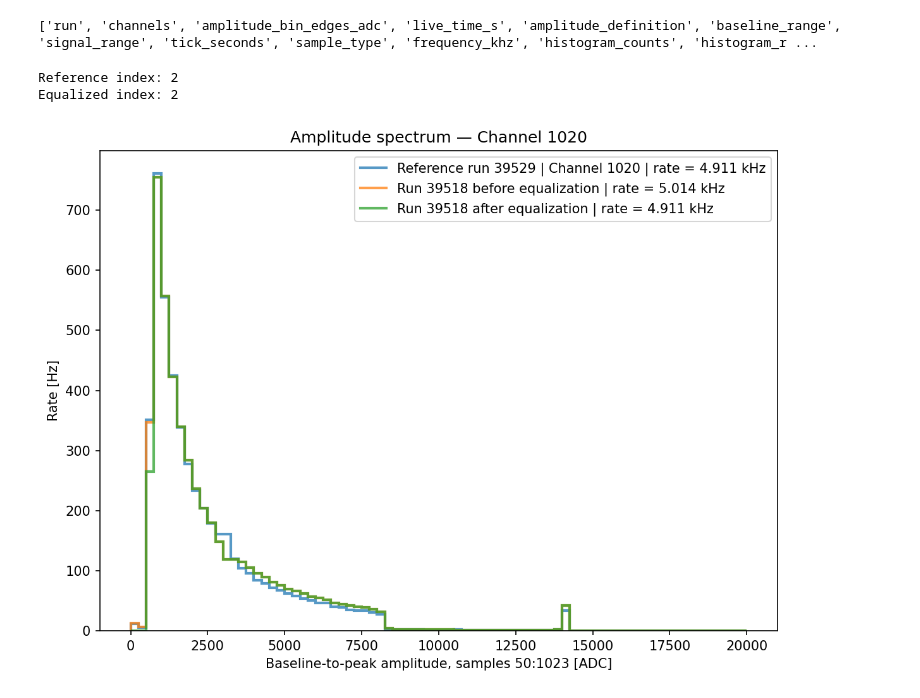
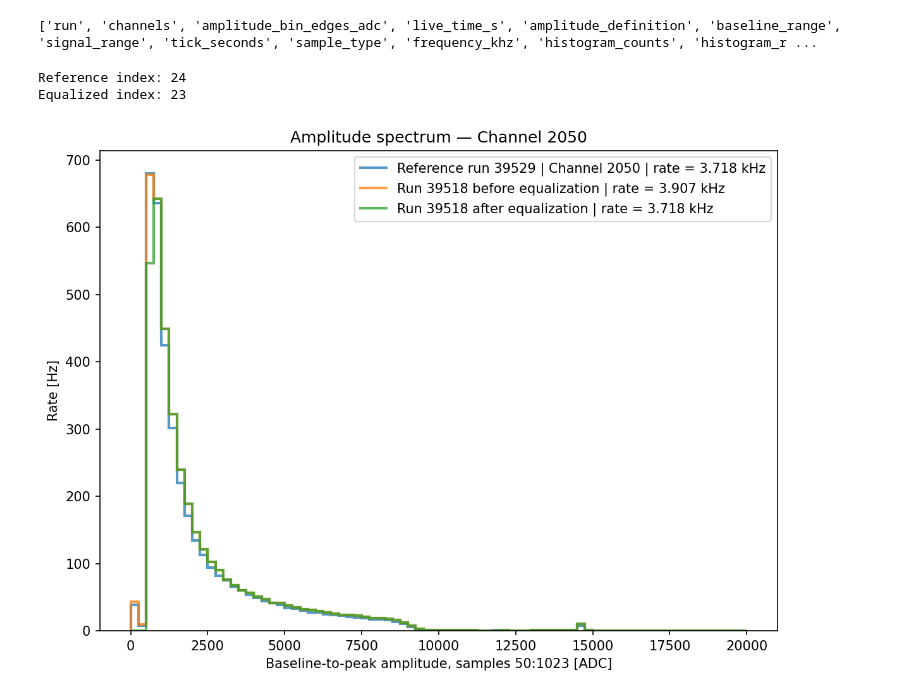
Before and after one commit to lperes-ufrj/sag_analysis, a Jupyter notebook: analysis/rate_studies.ipynb, the cells around one changed output. Saved outputs shown, nothing was run; the diff lists cells and outputs as text; code cells hidden in the pictures.

```diff
--- a/analysis/rate_studies.ipynb
+++ b/analysis/rate_studies.ipynb
@@ -26,7 +26,7 @@ def load_npz(file):
             frequencies_after_khz =  data["frequency_after_khz"]
             return channels, bin_edges,histogram_before_rate_hz,histogram_after_rate_hz,frequencies_before_khz,frequencies_after_khz
 # %%
-channel_to_plot = 1020
+channel_to_plot = 2050
 
 chs_ref, bin_ref, hist_ref, freq_ref = load_npz(reference_file)
 
@@ -90,33 +90,33 @@ ax.stairs(
     ),
 )
 
 ax.stairs(
     hist_after_eq[index_eq],
     bin_eq,
     linewidth=2,
     alpha=0.75,
     label=(
         f"Run 39518 after equalization | "
         f"rate = {freq_after_eq[index_eq]:.3f} kHz"
     ),
 )
 
 ax.set_title(
     f"Amplitude spectrum — Channel {channel_to_plot}"
 )
 ax.set_xlabel(
     "Baseline-to-peak amplitude, samples 50:1023 [ADC]"
 )
 ax.set_ylabel("Rate [Hz]")
 ax.legend()
 
 fig.tight_layout()
 fig.savefig(
     f"reference_histogram_channel_{channel_to_plot}.png",
     bbox_inches="tight",
 )
 plt.show()
 # %% [output]
-Reference index: 2
-Equalized index: 2
+Reference index: 24
+Equalized index: 23
-[figure, old version]
+[figure, new version]
```
Also changed, not shown: 3 other files.
